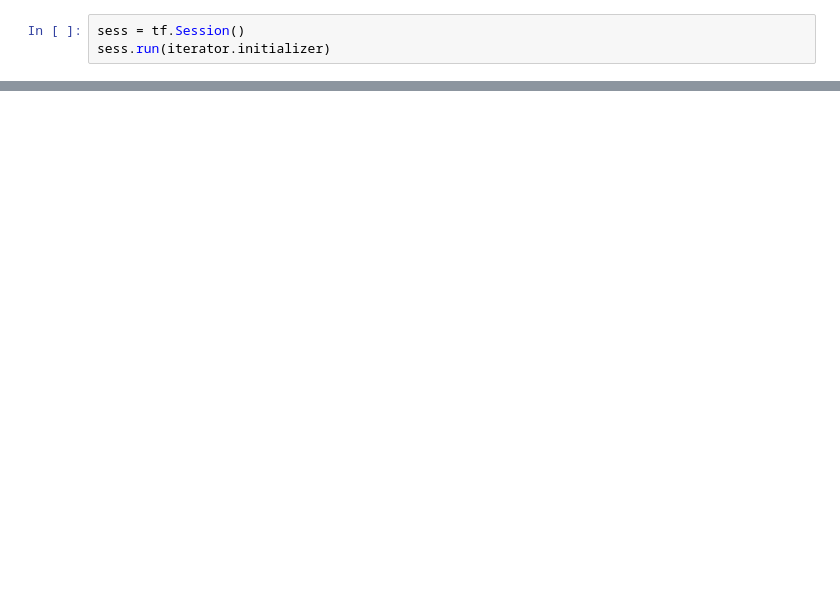
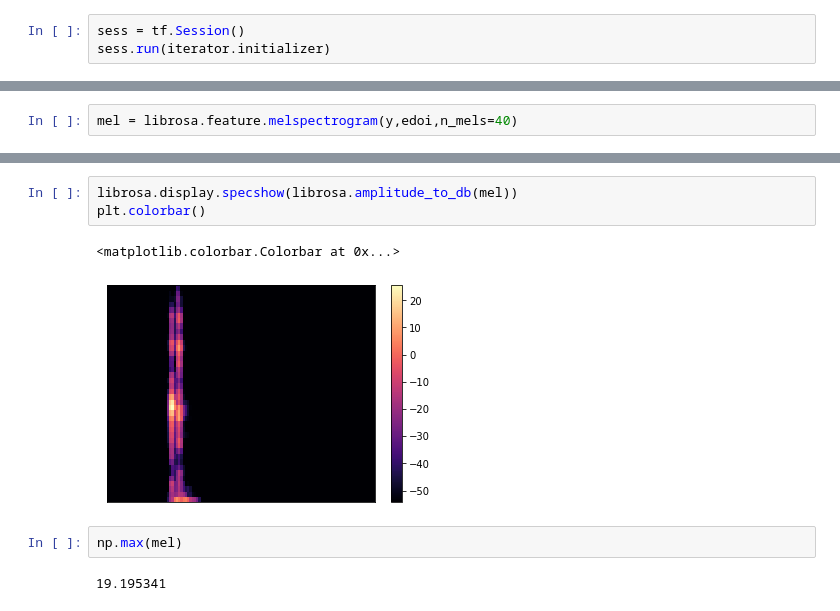
Before and after one commit to ebucheli/FreeSound_GPAT, a Jupyter notebook: Load_data.ipynb, the cells around one changed output, grey strips where cells are left out. Drawn from its saved outputs; the diff is of its cells as text; blank space fills up the shorter version.

```diff
--- a/Load_data.ipynb
+++ b/Load_data.ipynb
@@ -131,0 +144,2 @@ Cheering,Clapping
+# %%
+mel = librosa.feature.melspectrogram(y,edoi,n_mels=40)
@@ -131,0 +150,10 @@ Cheering,Clapping
+# %%
+librosa.display.specshow(librosa.amplitude_to_db(mel))
+plt.colorbar()
+# %% [output]
+<matplotlib.colorbar.Colorbar at 0x...>
+[figure, added]
+# %%
+np.max(mel)
+# %% [output]
+19.195341
```
Also changed, not shown: parts of 14 cells of this notebook, 2 other files.
